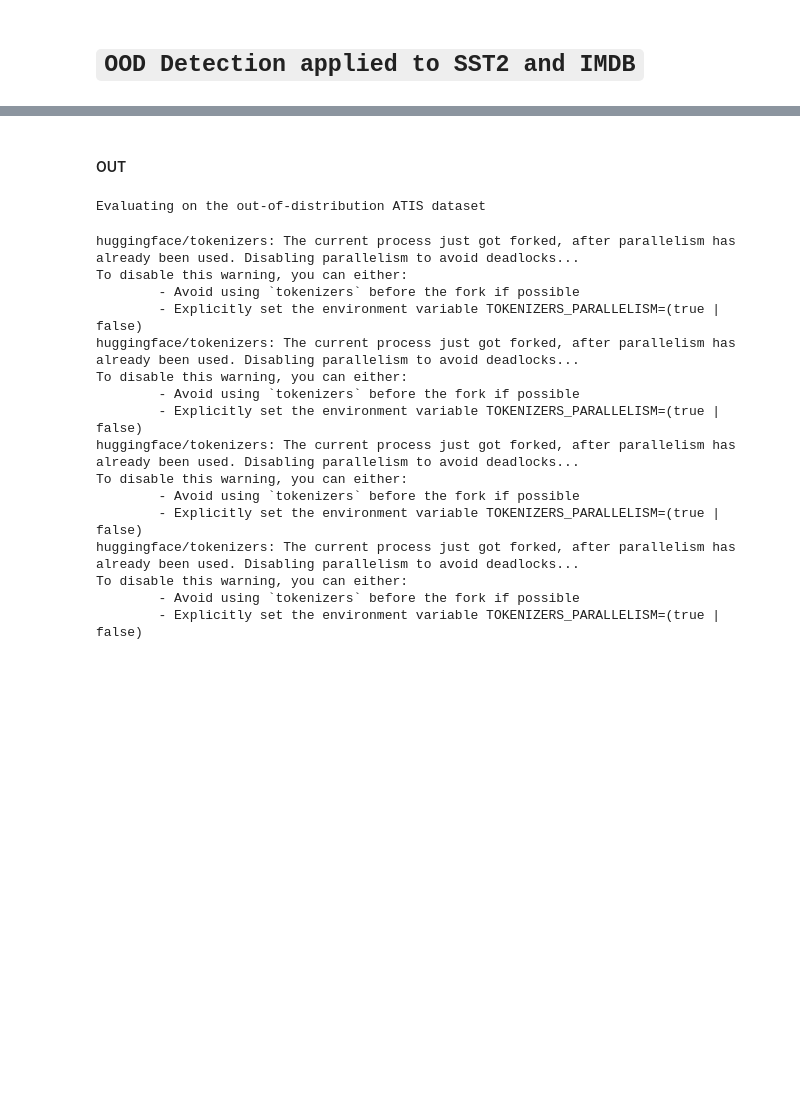
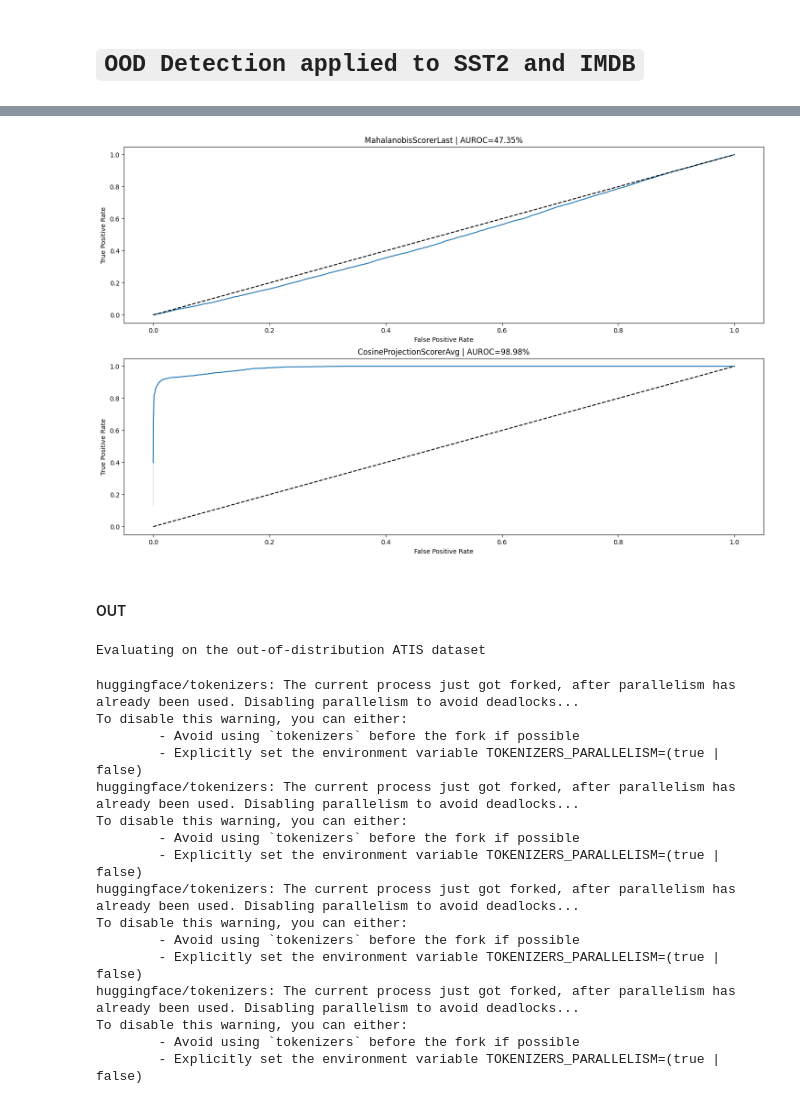
Before and after one commit to joevincentgaltie/OOD_Detection_ENSAE, a Jupyter notebook: notebook2.ipynb, the cells around one changed output, grey strips where cells are left out. Drawn from its saved outputs; the diff is of its cells as text; code cells hidden in the pictures; blank space fills up the shorter version.

```diff
--- a/notebook2.ipynb
+++ b/notebook2.ipynb
@@ -488,3 +673,17 @@ To disable this warning, you can either:
+# %%
+fig, axes = plt.subplots(nrows=2, ncols=1, figsize=(18, 11))
+
+for (scorer, (fpr, tpr, _)), ax in zip(roc.items(), axes.flatten()):
+    sns.lineplot(x=fpr, y=tpr, ax=ax)
+    sns.lineplot(x=[0, 1], y=[0, 1], linestyle="dashed", ax=ax, color="black")
+
+    ax.set_xlabel("False Positive Rate")
+    ax.set_ylabel("True Positive Rate")
+
+    auroc = auc(fpr, tpr)
+    ax.set_title(f"{scorer} | AUROC={round(100*auroc, 2)}%");
+# %% [output]
+[figure, added]
 # %%
 file_name = "./backup/records_in_test.pkl"
 
```
Also changed, not shown: parts of 108 cells of this notebook.
